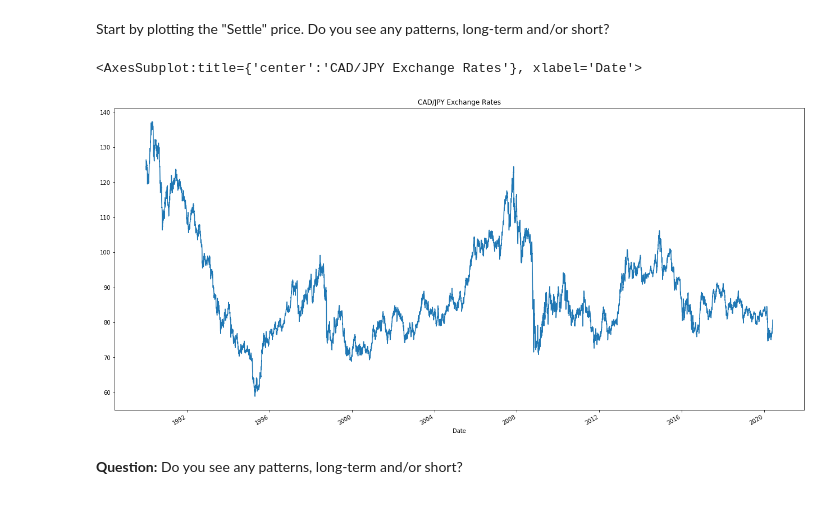
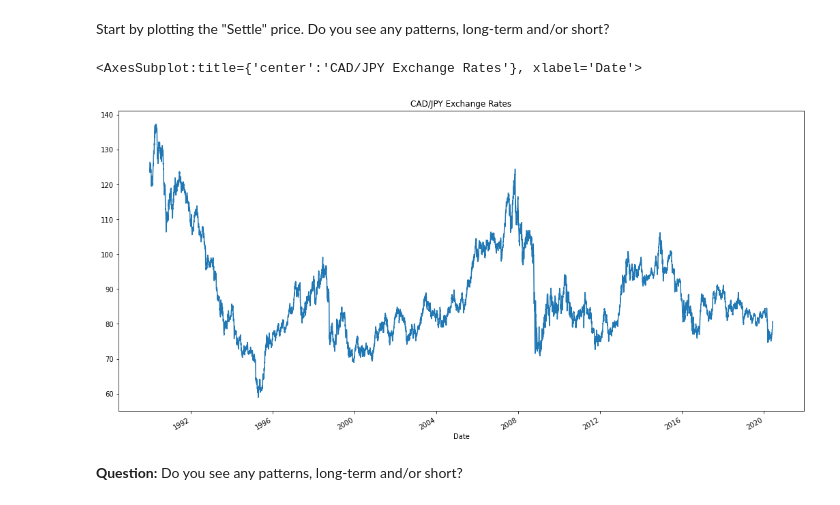
Before and after one commit to aylwarda/fintech-timeseries-and-regression, a Jupyter notebook: time_series_analysis.ipynb, the cells around one changed output. Saved outputs shown, nothing was run; the diff lists cells and outputs as text; code cells hidden in the pictures.

```diff
--- a/time_series_analysis.ipynb
+++ b/time_series_analysis.ipynb
@@ -42,10 +42,10 @@ cad_jpy_df.head()
  Start by plotting the "Settle" price. Do you see any patterns, long-term and/or short?
 # %%
 # Plot just the "Price" column from the dataframe:
-cad_jpy_df['Price'].plot(title="CAD/JPY Exchange Rates", figsize=(22,11))
+cad_jpy_df['Price'].plot(title="CAD/JPY Exchange Rates", figsize=(18,9))
 # %% [output]
 <AxesSubplot:title={'center':'CAD/JPY Exchange Rates'}, xlabel='Date'>
-[figure, old version]
+[figure, new version]
 # %% [markdown]
 **Question:** Do you see any patterns, long-term and/or short?
 # %% [markdown]
```
Also changed, not shown: parts of 8 cells of this notebook, 1 other file.
